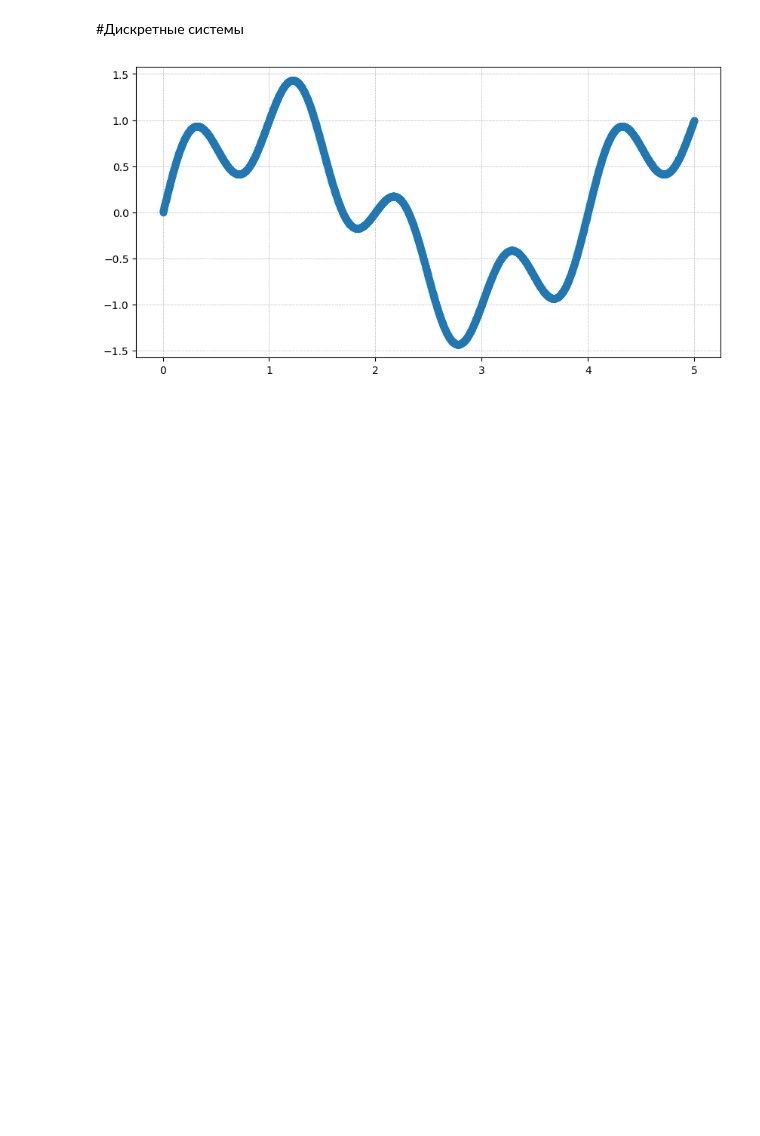
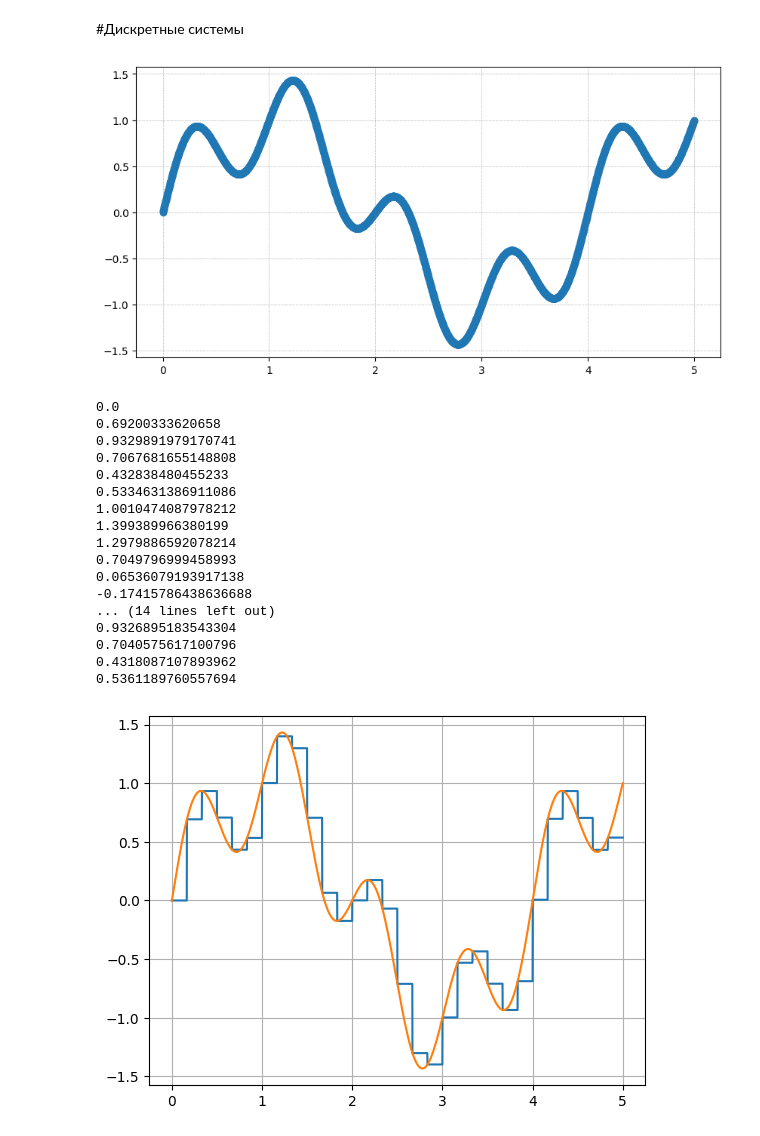
Before and after one commit to TAUforPython/BaseControlTheory, a Jupyter notebook: базовые_инструменты_ТАУ.ipynb, the cells around one changed output. Saved outputs shown, nothing was run; the diff lists cells and outputs as text; code cells hidden in the pictures; blank space fills up the shorter version.

```diff
--- a/базовые_инструменты_ТАУ.ipynb
+++ b/базовые_инструменты_ТАУ.ipynb
@@ -1052,3 +1052,41 @@ plt.grid(color='gray', linestyle=':', linewidth=0.5)
 plt.show()
 # %% [output]
 [figure]
+# %%
+step_dt = 100
+index_t_begin = 0
+index_t_end = len(t)
+amount_of_steps = index_t_end//step_dt
+len_discrete = amount_of_steps * step_dt
+
+t_discrete = np.arange(t[0], N_discrete)
+t_discrete = t
+t_discrete = np.delete(t_discrete,np.arange(len_discrete+1,len(t)))
+y_discrete = []
+for i in range(amount_of_steps):
+  y_add = np.ones(step_dt)*y[i*step_dt]
+  print(y[i*step_dt])
+  y_discrete = np.append(y_discrete, y_add)
+
+plt.plot(t_discrete,y_discrete)
+plt.plot(t,y)
+plt.grid()
+# %% [output]
+0.0
+0.69200333620658
+0.9329891979170741
+0.7067681655148808
+0.432838480455233
+0.5334631386911086
+1.0010474087978212
+1.399389966380199
+1.2979886592078214
+0.7049796999458993
+0.06536079193917138
+-0.17415786438636688
+... (14 lines left out)
+0.9326895183543304
+0.7040575617100796
+0.4318087107893962
+0.5361189760557694
+[figure, added]
```
Also changed, not shown: parts of 2 cells of this notebook.
